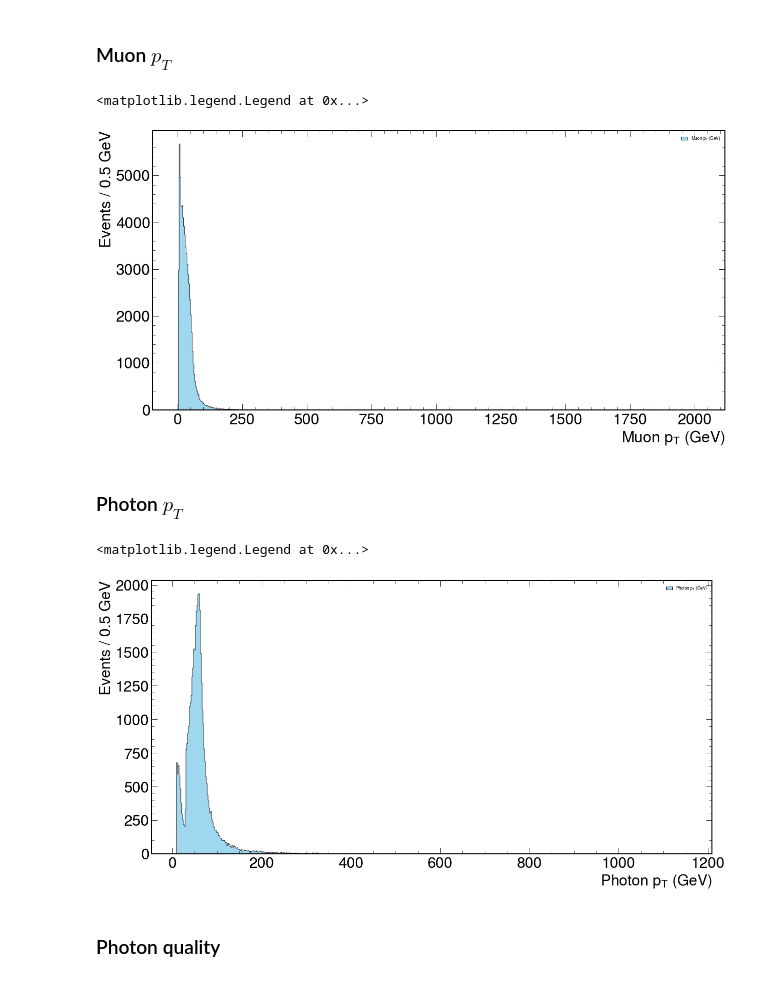
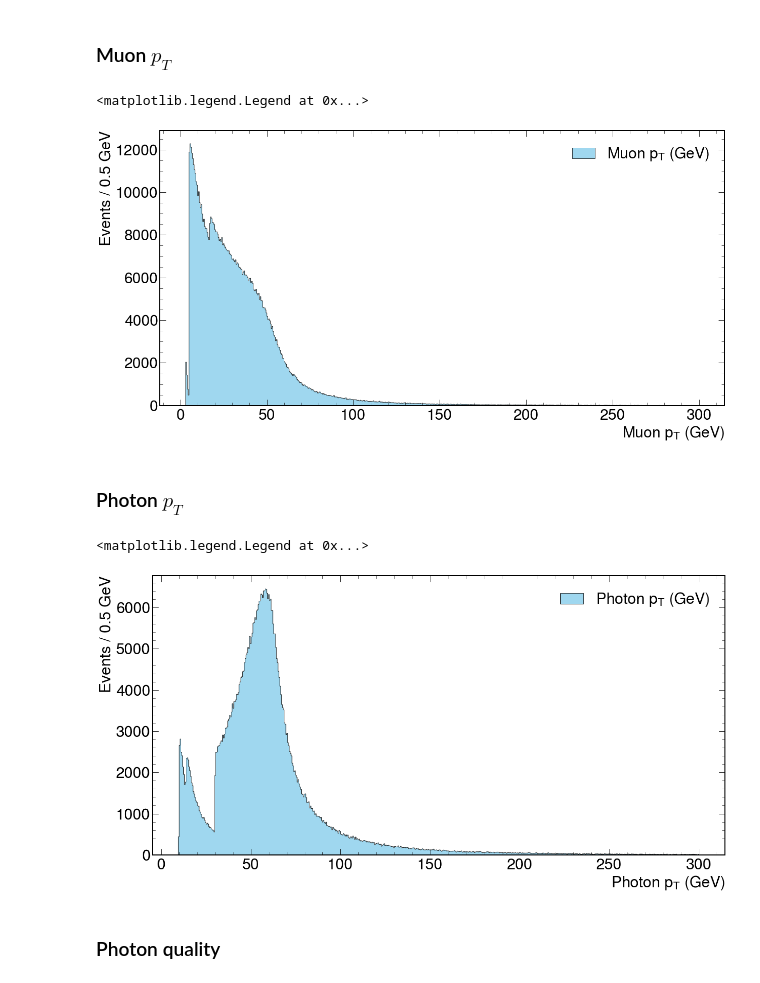
Before and after one commit to javivilladamigo/ResearchActivities, a Jupyter notebook: coffeaAnalysis.ipynb, the cells around one changed output. Saved outputs shown, nothing was run; the diff lists cells and outputs as text; code cells hidden in the pictures.

```diff
--- a/coffeaAnalysis.ipynb
+++ b/coffeaAnalysis.ipynb
@@ -16,7 +16,7 @@ from coffea.nanoevents import NanoEventsFactory, NanoAODSchema
 # read the file
 
 #events = NanoEventsFactory.from_root('GluGluToH_HToJPsiG_JPsiToMuMu_TuneCP5_13TeV-madgraph-pythia8_RunIISummer20UL16_Skim.root', schemaclass = NanoAODSchema.v7, treepath='Events').events()
-events = NanoEventsFactory.from_root('data.nosync/mergedFile.root', schemaclass = NanoAODSchema.v7, treepath='mergedEvents').events()
+events = NanoEventsFactory.from_root('/Users/javi/Documents/Padova/Research.nosync/ResearchActivities/data.nosync/OutputTest/mergedFile.root', schemaclass = NanoAODSchema.v7, treepath='mergedEvents').events()
 # %%
 # show the available contents for each of the events
 
@@ -116,13 +116,12 @@ A total of 63204 out of 86108 muons (73.4%) passed the cuts.
 # %% [markdown]
 ### Muon $p_{T}$
 # %%
-obs =  ak.flatten(selected_muons.pt, axis = None)
-
 min = 0
 max = 300
 width = .5 # GeV
+nbins = int(round((max - min) / width))
 
-nbins = int(round((max - min) / width))
+obs =  ak.flatten(selected_muons.pt[(selected_muons.pt > min) & (selected_muons.pt < max)], axis = None)
 
 fig, ax = plt.subplots(figsize=(20, 10))
 ax.hist(
@@ -140,41 +139,40 @@ ax.set_xlabel("Muon $p_{T}$ (GeV)", fontsize = 30)
 ax.set_ylabel("Events / %.1f GeV" % width, fontsize = 30)
 #ax.set_xlim(min, max)
 #ax.set_ylim(0, 5)
-ax.legend()
+ax.legend(loc = "best", fontsize = 30)
 # %% [output]
 <matplotlib.legend.Legend at 0x...>
-[figure, old version]
+[figure, new version]
 # %% [markdown]
 ### Photon $p_{T}$
 # %%
-obs = ak.flatten(selected_photons.pt, axis = None)
-
 min = 0
 max = 300
 width = .5 # GeV
+nbins = int(round((max - min) / width))
 
-nbins = int(round((max - min) / width))
+obs =  ak.flatten(selected_photons.pt[(selected_photons.pt > min) & (selected_photons.pt < max)], axis = None)
 
 fig, ax = plt.subplots(figsize=(20, 10))
 ax.hist(
     obs,
     bins = nbins,
     histtype = "stepfilled",
     color = "skyblue",
     alpha = 0.8,
     edgecolor = "black",
     label = r"Photon $p_{T}$ (GeV)"
 )
 #ax.set_yscale("log")
 ax.tick_params(axis = 'both', which = 'major', labelsize = 30)
 ax.set_xlabel("Photon $p_{T}$ (GeV)", fontsize = 30)
 ax.set_ylabel("Events / %.1f GeV" % width, fontsize = 30)
 #ax.set_xlim(min, max)
 #ax.set_ylim(0, 5)
-ax.legend()
+ax.legend(loc = "best", fontsize = 30)
 # %% [output]
 <matplotlib.legend.Legend at 0x...>
-[figure, old version]
+[figure, new version]
 # %% [markdown]
 ### Photon quality
 # %%
```
Also changed, not shown: parts of 8 cells of this notebook.
